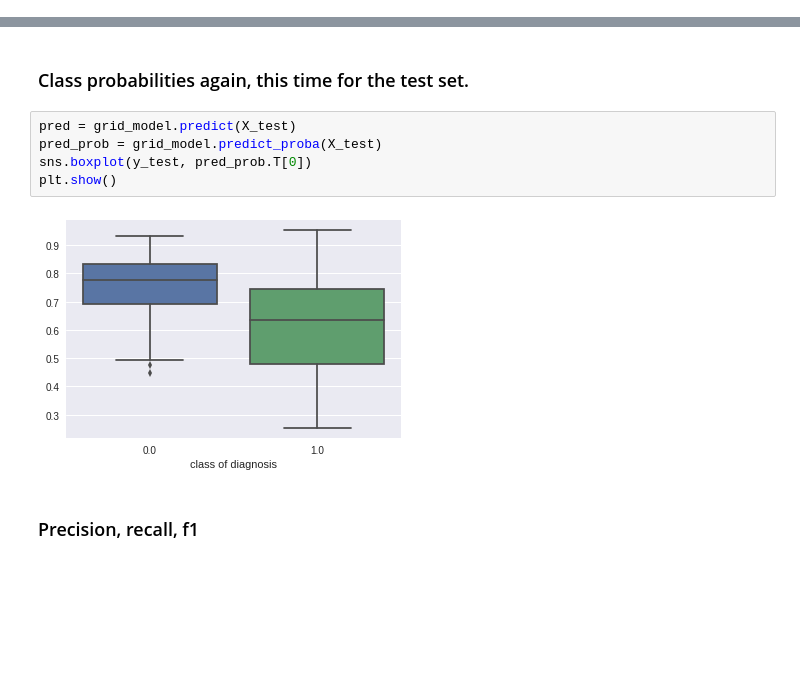
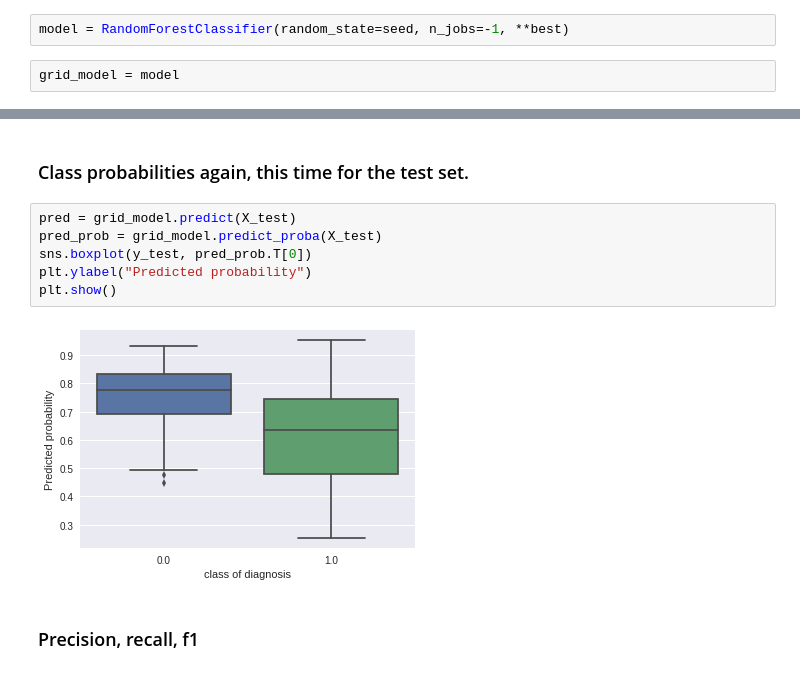
Before and after one commit to cheminfIBB/MM-diagnosis, a Jupyter notebook: random_forest_model.ipynb, the cells around one changed output, grey strips where cells are left out. Saved outputs shown, nothing was run; the diff lists cells and outputs as text; blank space fills up the shorter version.

Commit message:
Add confusion matrices and f1 scores for different probability cutoffs,add missing plot axis labels

```diff
--- a/random_forest_model.ipynb
+++ b/random_forest_model.ipynb
@@ -52,6 +58,10 @@ max_features: 33
 min_samples_leaf: 1
 min_samples_split: 2
 n_estimators: 100
+# %%
+model = RandomForestClassifier(random_state=seed, n_jobs=-1, **best)
+# %%
+grid_model = model
 # %% [markdown]
 # Model evaluation
 # %% [markdown]
@@ -143,10 +154,11 @@ pd.DataFrame(data=confusion_matrix(y_train, pred_train),
 # %%
 pred = grid_model.predict(X_test)
 pred_prob = grid_model.predict_proba(X_test)
 sns.boxplot(y_test, pred_prob.T[0])
+plt.ylabel("Predicted probability")
 plt.show()
 # %% [output]
-[figure, old version]
+[figure, new version]
 # %% [markdown]
 ### Precision, recall, f1
 # %%
```
Also changed, not shown: parts of 9 cells of this notebook.
